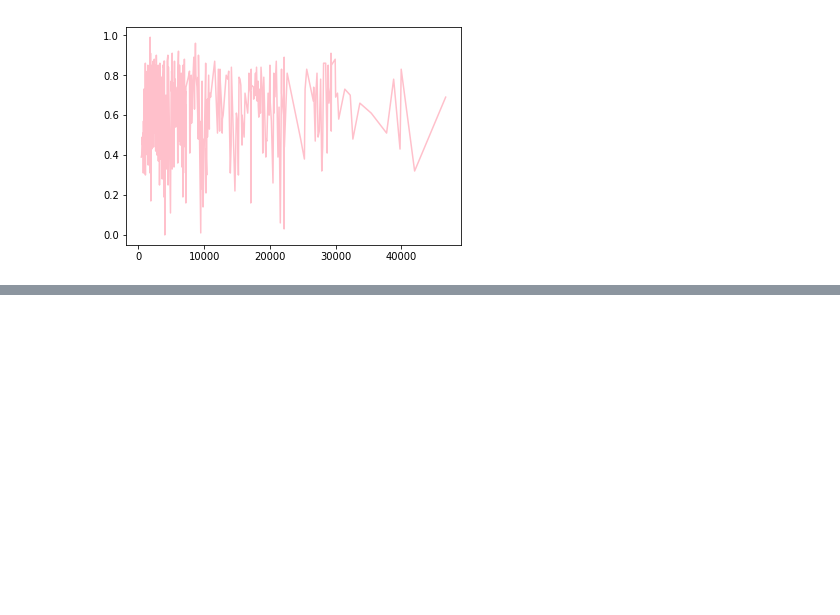
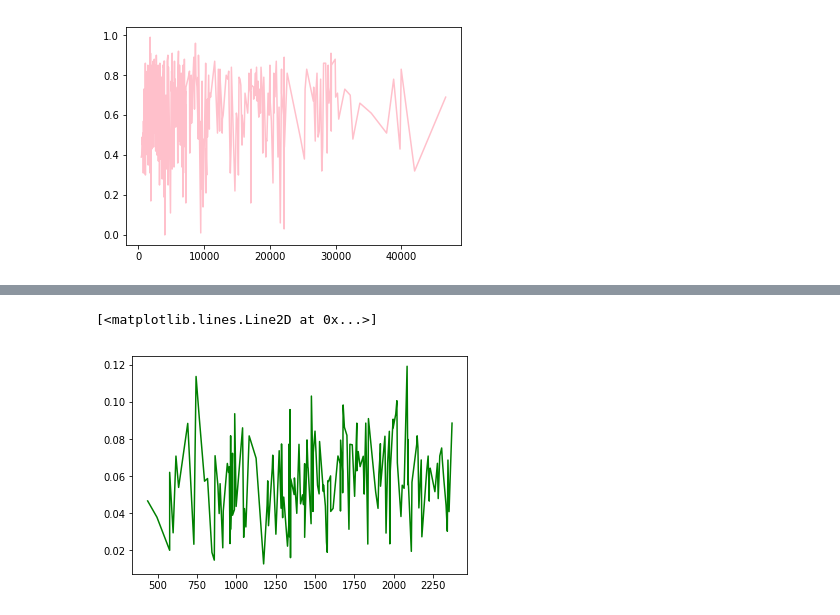
Before and after one commit to nforesti/education, a Jupyter notebook: top500_undergradpop_demographic.ipynb, the cells around one changed output, grey strips where cells are left out. Cells and saved outputs as stored; diff of their text form; code cells hidden in the pictures; blank space fills up the shorter version.

```diff
--- a/top500_undergradpop_demographic.ipynb
+++ b/top500_undergradpop_demographic.ipynb
@@ -217,3 +220,6 @@ plt.plot(df_sorted.undergradpop, df_top500["White"], 'pink')
 # %% [output]
 [<matplotlib.lines.Line2D at 0x...>]
 [figure]
+# %%
+df_top500["var"] =  df_top500.loc[:, ["African American", "Asian", "Hispanic","Multiracial","Pacific Islander", "Native American", "Unknown", "White"]].var(axis=1)
+df_top500
@@ -219,0 +254,12 @@ plt.plot(df_sorted.undergradpop, df_top500["White"], 'pink')
+# %%
+df_top500 = df_top500.sort_values(by = 'undergradpop')
+df_top500
+df_split = np.array_split(df_top500, 3)
+df_top = pd.DataFrame(df_split[0])
+df_mid = pd.DataFrame(df_split[1])
+df_bot = pd.DataFrame(df_split[2])
+# %%
+plt.plot(df_top.undergradpop, df_top['var'], 'green')
+# %% [output]
+[<matplotlib.lines.Line2D at 0x...>]
+[figure, added]
```
Also changed, not shown: parts of 14 cells of this notebook, 1 other file.
